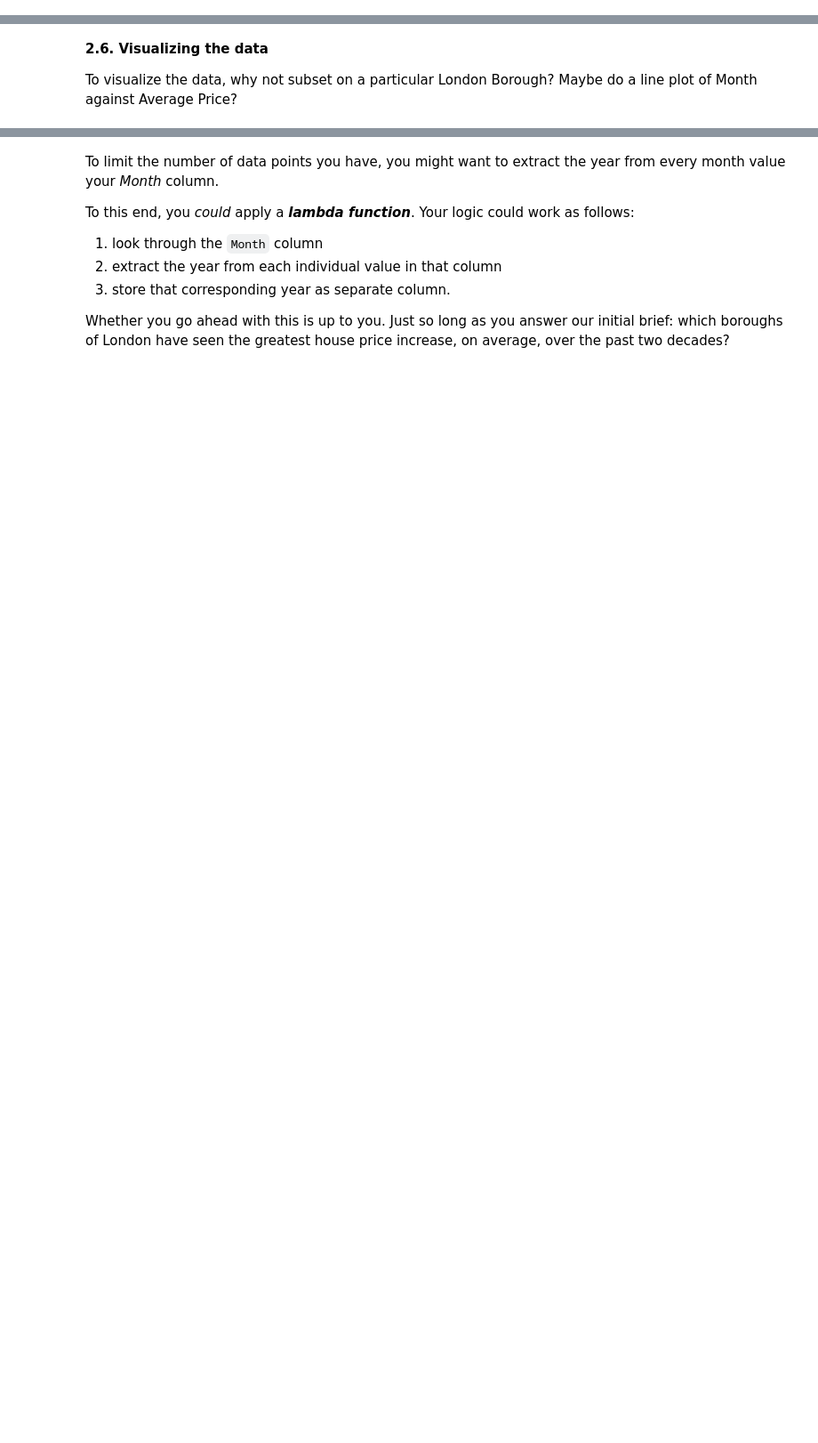
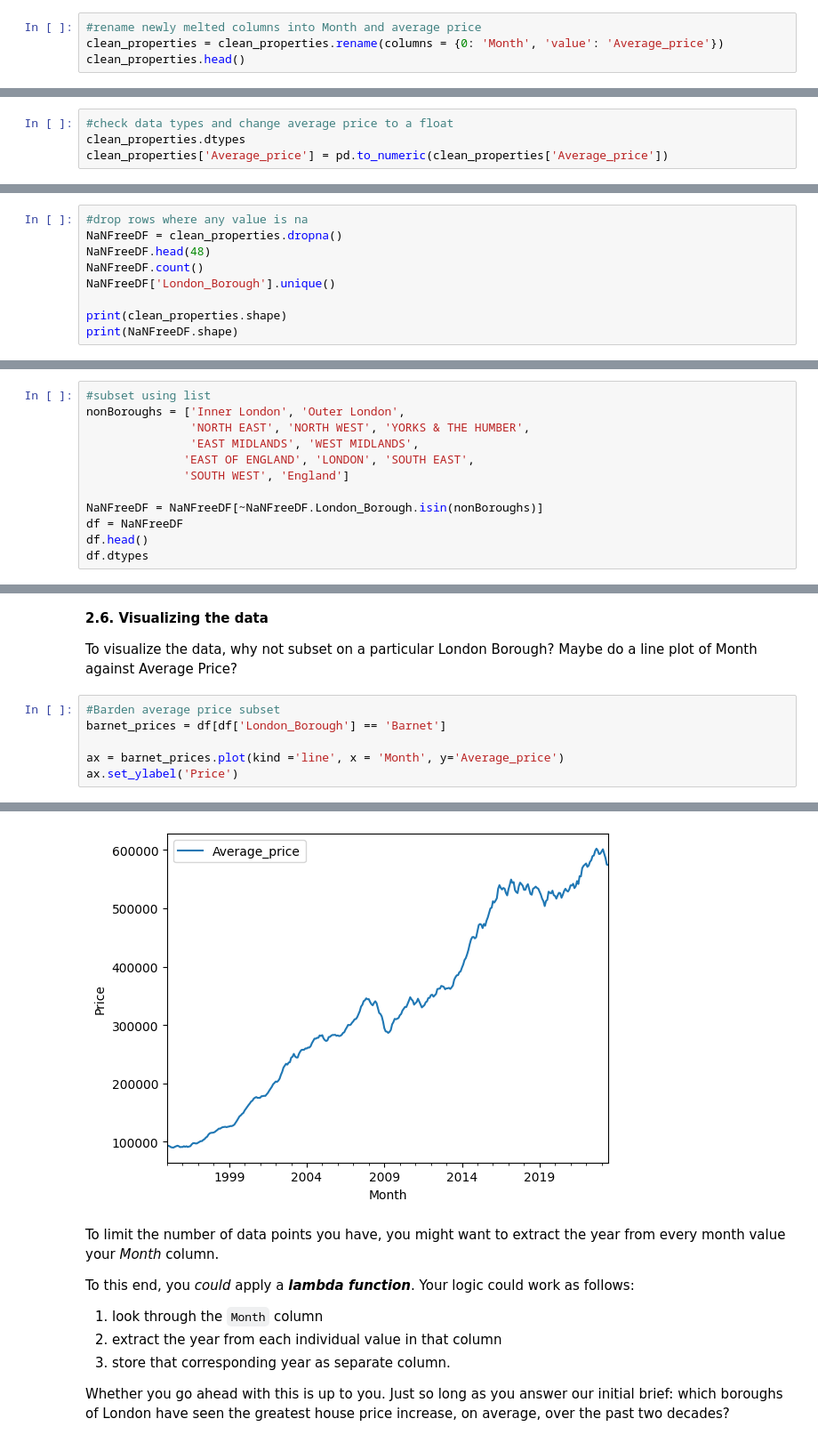
Before and after one commit to liam030398/Springboard2023, a Jupyter notebook: LH_Unit4_T3.ipynb, the cells around one changed output, grey strips where cells are left out. Shown at 89% size. Cells and saved outputs as stored; diff of their text form; blank space fills up the shorter version.

```diff
--- a/LH_Unit4_T3.ipynb
+++ b/LH_Unit4_T3.ipynb
@@ -122,0 +213,4 @@ You might need to **melt** your DataFrame here.
+# %%
+#rename newly melted columns into Month and average price
+clean_properties = clean_properties.rename(columns = {0: 'Month', 'value': 'Average_price'})
+clean_properties.head()
@@ -123,2 +224,6 @@ You might need to **melt** your DataFrame here.
 # %% [markdown]
 Remember to make sure your column data types are all correct. Average prices, for example, should be floating point numbers...
+# %%
+#check data types and change average price to a float
+clean_properties.dtypes
+clean_properties['Average_price'] = pd.to_numeric(clean_properties['Average_price'])
@@ -130,0 +250,9 @@ Check out the contents of the London Borough column, and if you find null values
+# %%
+#drop rows where any value is na
+NaNFreeDF = clean_properties.dropna()
+NaNFreeDF.head(48)
+NaNFreeDF.count()
+NaNFreeDF['London_Borough'].unique()
+
+print(clean_properties.shape)
+print(NaNFreeDF.shape)
@@ -130,0 +262,12 @@ Check out the contents of the London Borough column, and if you find null values
+# %%
+#subset using list
+nonBoroughs = ['Inner London', 'Outer London',
+               'NORTH EAST', 'NORTH WEST', 'YORKS & THE HUMBER',
+               'EAST MIDLANDS', 'WEST MIDLANDS',
+              'EAST OF ENGLAND', 'LONDON', 'SOUTH EAST',
+              'SOUTH WEST', 'England']
+
+NaNFreeDF = NaNFreeDF[~NaNFreeDF.London_Borough.isin(nonBoroughs)]
+df = NaNFreeDF
+df.head()
+df.dtypes
@@ -132,3 +281,10 @@ Check out the contents of the London Borough column, and if you find null values
 **2.6. Visualizing the data**
 
 To visualize the data, why not subset on a particular London Borough? Maybe do a line plot of Month against Average Price?
+# %%
+#Barden average price subset
+barnet_prices = df[df['London_Borough'] == 'Barnet']
+
+ax = barnet_prices.plot(kind ='line', x = 'Month', y='Average_price')
+ax.set_ylabel('Price')
+# %% [output]
@@ -135,3 +292,4 @@ To visualize the data, why not subset on a particular London Borough? Maybe do a
+[figure, added]
 # %% [markdown]
 To limit the number of data points you have, you might want to extract the year from every month value your *Month* column.
 
```
Also changed, not shown: parts of 22 cells of this notebook.
